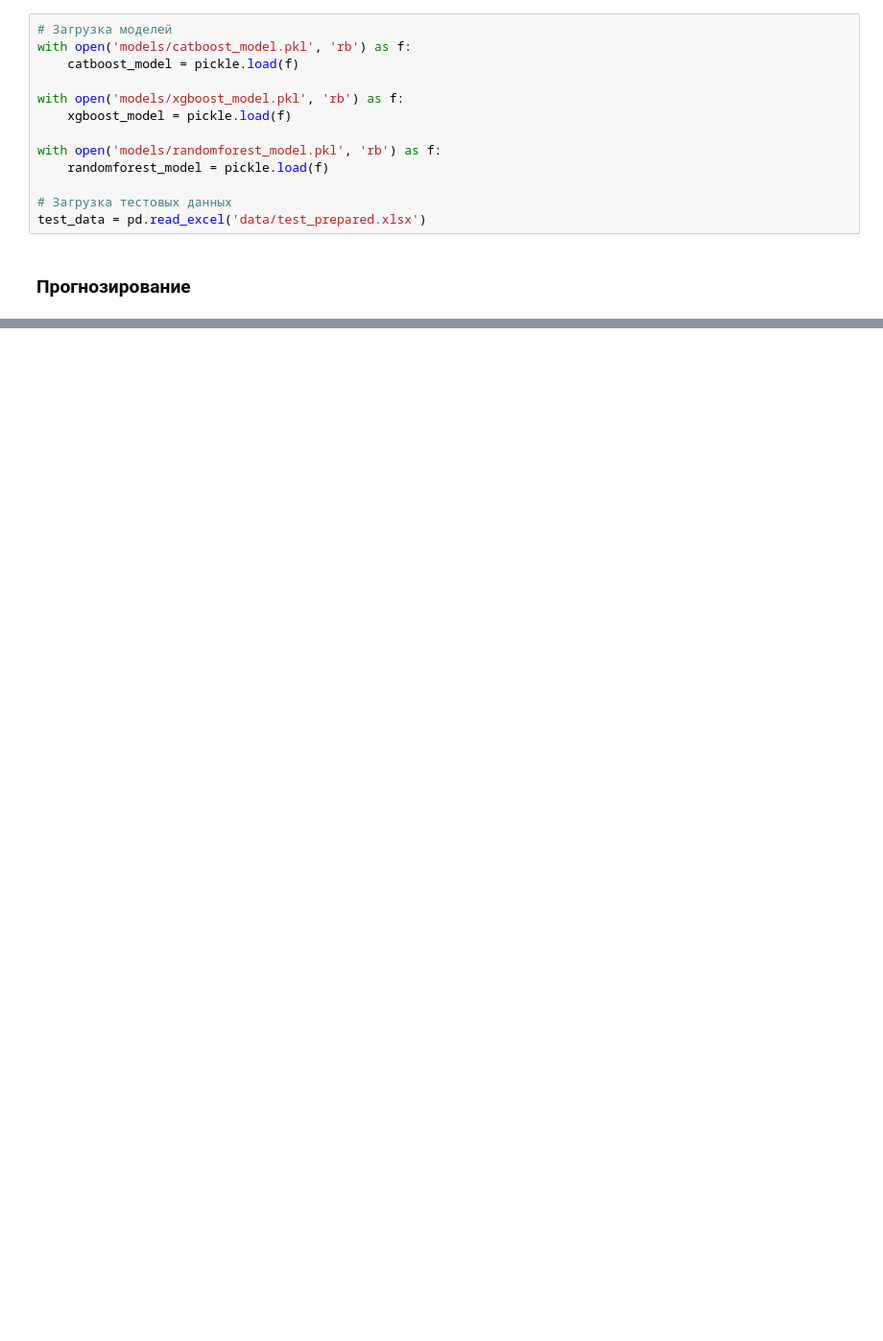
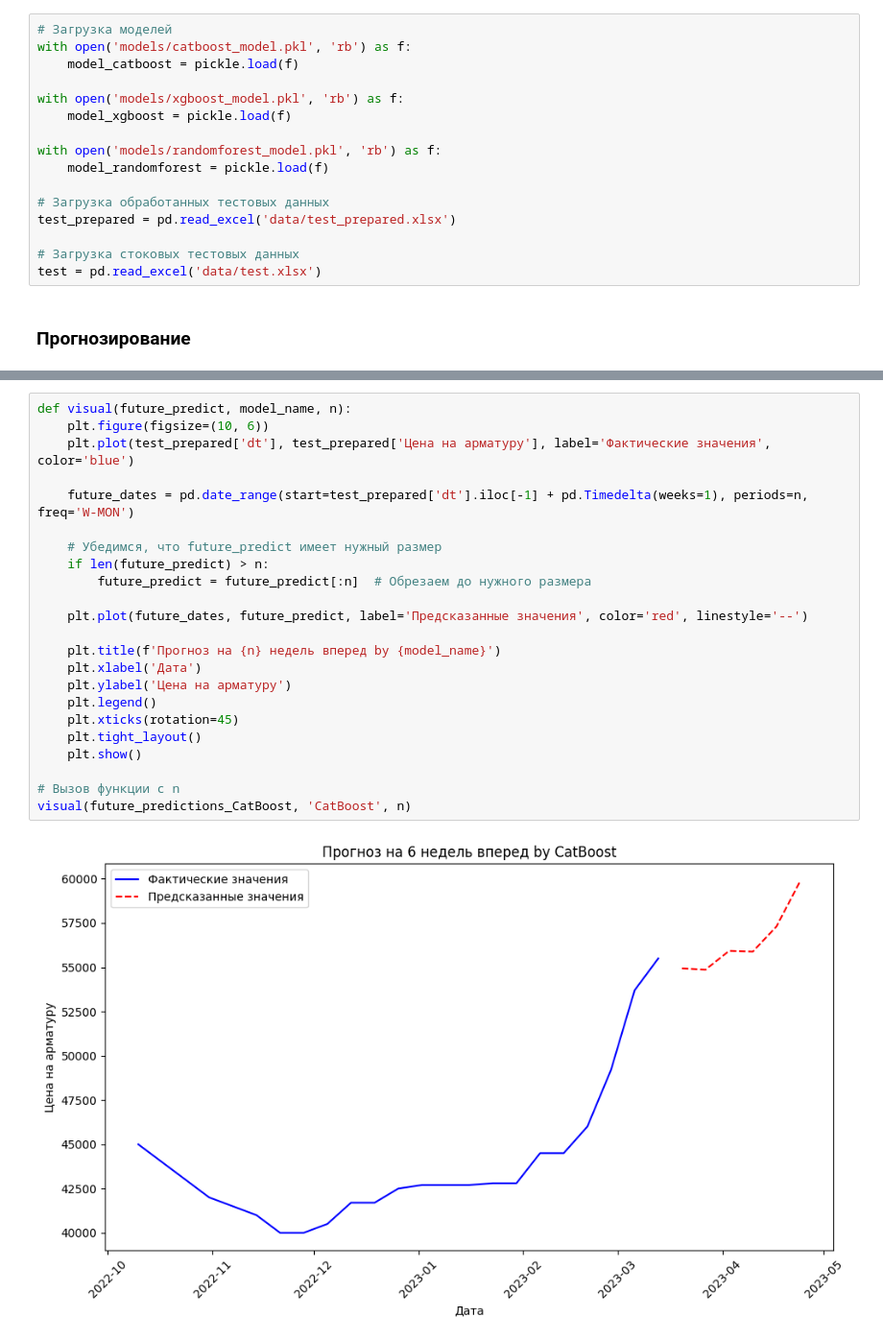
Before and after one commit to pogodaa/tretiy_intensiv, a Jupyter notebook: main.ipynb, the cells around one changed output, grey strips where cells are left out. Shown at 96% size. Cells and saved outputs as stored; diff of their text form; blank space fills up the shorter version.

```diff
--- a/main.ipynb
+++ b/main.ipynb
@@ -9,15 +10,18 @@ import pickle
 # %%
 # Загрузка моделей
 with open('models/catboost_model.pkl', 'rb') as f:
-    catboost_model = pickle.load(f)
+    model_catboost = pickle.load(f)
 
 with open('models/xgboost_model.pkl', 'rb') as f:
-    xgboost_model = pickle.load(f)
+    model_xgboost = pickle.load(f)
 
 with open('models/randomforest_model.pkl', 'rb') as f:
-    randomforest_model = pickle.load(f)
+    model_randomforest = pickle.load(f)
 
-# Загрузка тестовых данных
-test_data = pd.read_excel('data/test_prepared.xlsx')
+# Загрузка обработанных тестовых данных
+test_prepared = pd.read_excel('data/test_prepared.xlsx')
+
+# Загрузка стоковых тестовых данных
+test = pd.read_excel('data/test.xlsx')
 # %% [markdown]
 ### Прогнозирование
@@ -23,0 +111,25 @@ test_data = pd.read_excel('data/test_prepared.xlsx')
+# %%
+def visual(future_predict, model_name, n):
+    plt.figure(figsize=(10, 6))
+    plt.plot(test_prepared['dt'], test_prepared['Цена на арматуру'], label='Фактические значения', color='blue')
+
+    future_dates = pd.date_range(start=test_prepared['dt'].iloc[-1] + pd.Timedelta(weeks=1), periods=n, freq='W-MON')
+
+    # Убедимся, что future_predict имеет нужный размер
+    if len(future_predict) > n:
+        future_predict = future_predict[:n]  # Обрезаем до нужного размера
+
+    plt.plot(future_dates, future_predict, label='Предсказанные значения', color='red', linestyle='--')
+
+    plt.title(f'Прогноз на {n} недель вперед by {model_name}')
+    plt.xlabel('Дата')
+    plt.ylabel('Цена на арматуру')
+    plt.legend()
+    plt.xticks(rotation=45)
+    plt.tight_layout()
+    plt.show()
+
+# Вызов функции с n
+visual(future_predictions_CatBoost, 'CatBoost', n)
+# %% [output]
+[figure, added]
```
Also changed, not shown: parts of 13 cells of this notebook, 8 other files.
